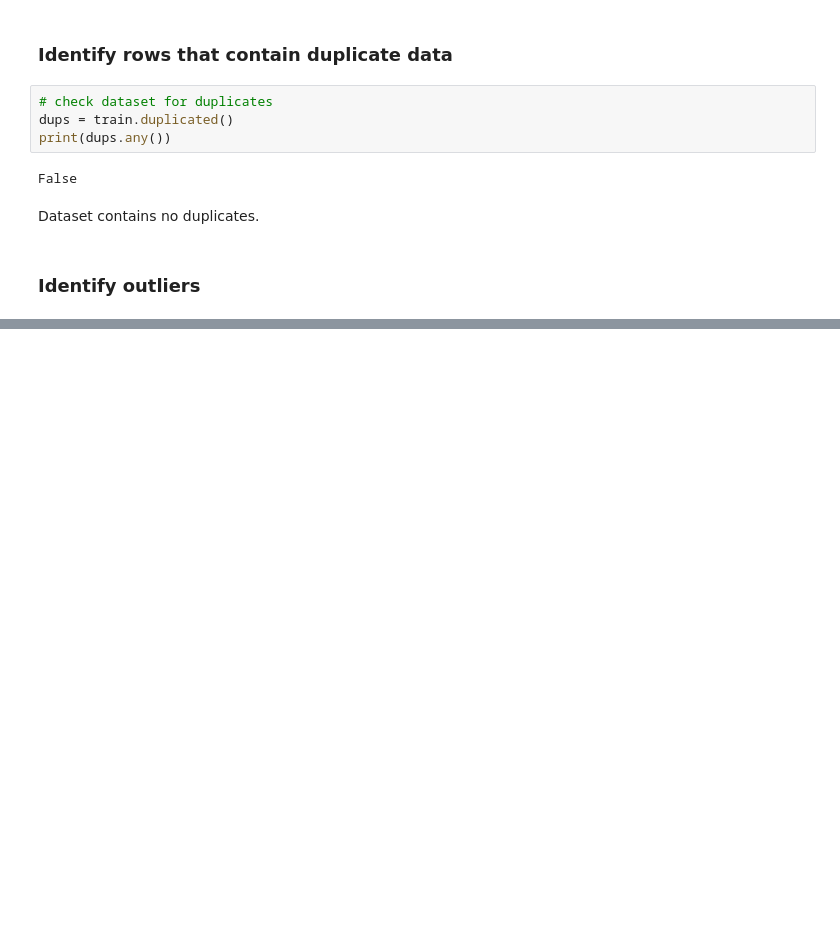
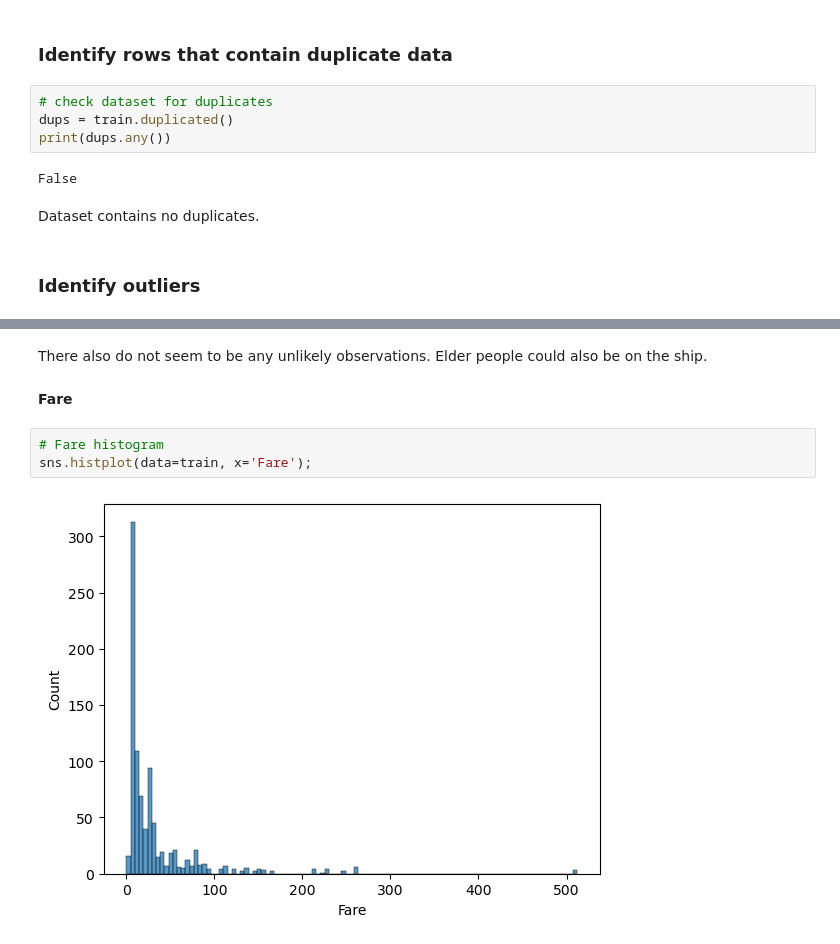
Before and after one commit to initt5/Titanic, a Jupyter notebook: titanic.ipynb, the cells around one changed output, grey strips where cells are left out. Drawn from its saved outputs; the diff is of its cells as text; blank space fills up the shorter version.

```diff
--- a/titanic.ipynb
+++ b/titanic.ipynb
@@ -99,0 +120,9 @@ Dataset contains no duplicates.
+# %% [markdown]
+There also do not seem to be any unlikely observations. Elder people could also be on the ship.
+# %% [markdown]
+<b>Fare</b>
+# %%
+# Fare histogram
+sns.histplot(data=train, x='Fare');
+# %% [output]
+[figure, added]
```
Also changed, not shown: parts of 12 cells of this notebook.
